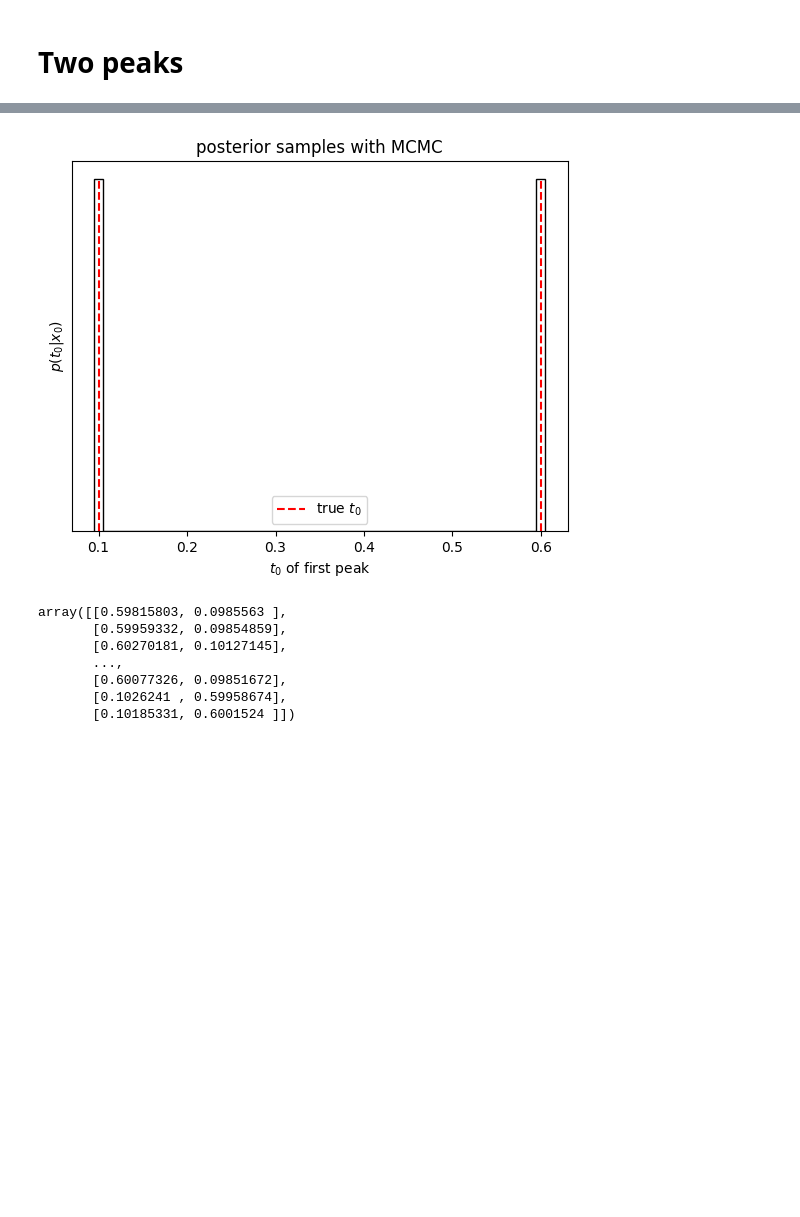
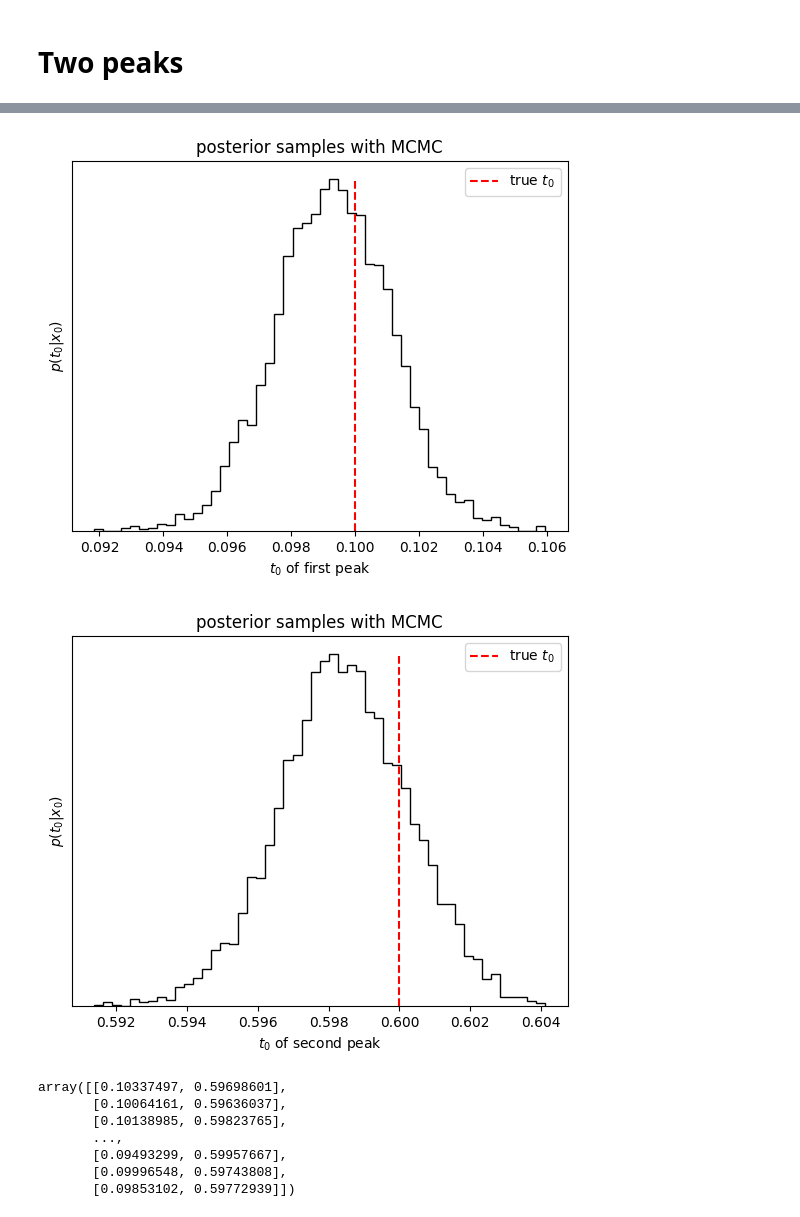
Before and after one commit to Ninavd/FRB-flow, a Jupyter notebook: notebooks/simple_model.ipynb, the cells around one changed output, grey strips where cells are left out. Drawn from its saved outputs; the diff is of its cells as text; code cells hidden in the pictures; blank space fills up the shorter version.

```diff
--- a/notebooks/simple_model.ipynb
+++ b/notebooks/simple_model.ipynb
@@ -16,5 +16,5 @@ from src.helpers import twoexp, combined_twoexp, simulate_burst, plot_simulated_
 # %%
-time = np.linspace(0, 2.0, 1000)
+time = np.linspace(0, 1.0, 1000)
 N = 1
 amp = 10.0
 t0 = 0.4
@@ -89,6 +89,7 @@ def log_prob(t0: Iterable[float], *args) -> float:
 sampler = emcee.EnsembleSampler(nwalkers, ndim, log_prob, args=[x_counts])
 # %%
 # burn-in
-burn_steps = 300
+burn_steps = 100
 state = sampler.run_mcmc(p0, burn_steps)
+plot_trace(sampler, burn_steps, true_t0)
 sampler.reset()
@@ -237,5 +227,5 @@ sampler = emcee.EnsembleSampler(nwalkers, ndim, log_prob, args=[x_counts])
 # burn-in of 100 steps
 state = sampler.run_mcmc(p0, 300)
 sampler.reset()
-sampler.run_mcmc(state, 1000)
+sampler.run_mcmc(state, 2000)
 # %% [output]
@@ -259,24 +249,39 @@ State([[0.60186138 0.1005935 ]
 # %%
 samples = sampler.get_chain(flat=True)
 
-frequencies, _, _ = plt.hist(samples[:, 0], 50, color="k", histtype="step")
-plt.vlines([0.1, 0.6],  ymin=0, ymax=max(frequencies), linestyles="dashed", color ='red', label='true $t_0$')
+sorted_samples = np.sort(samples, axis=1)
+
+frequencies, _, _ = plt.hist(sorted_samples[:, 0], 50, color="k", histtype="step")
+plt.vlines([0.1],  ymin=0, ymax=max(frequencies), linestyles="dashed", color ='red', label='true $t_{0}$')
 
 plt.title("posterior samples with MCMC")
 plt.xlabel("$t_0$ of first peak")
 plt.ylabel("$p(t_0 | x_0)$")
 plt.gca().set_yticks([])
 
 plt.legend()
 plt.show()
 
+frequencies, _, _ = plt.hist(sorted_samples[:, 1], 50, color="k", histtype="step")
+plt.vlines([0.6],  ymin=0, ymax=max(frequencies), linestyles="dashed", color ='red', label='true $t_{0}$')
+
+plt.title("posterior samples with MCMC")
+plt.xlabel("$t_0$ of second peak")
+plt.ylabel("$p(t_0 | x_0)$")
+plt.gca().set_yticks([])
+
+plt.legend()
+plt.show()
+
 samples
+sorted_samples
 # %% [output]
-[figure, old version]
+[figure, new version]
+[figure, added]
-array([[0.59815803, 0.0985563 ],
-       [0.59959332, 0.09854859],
-       [0.60270181, 0.10127145],
+array([[0.10337497, 0.59698601],
+       [0.10064161, 0.59636037],
+       [0.10138985, 0.59823765],
        ...,
-       [0.60077326, 0.09851672],
-       [0.1026241 , 0.59958674],
-       [0.10185331, 0.6001524 ]])
+       [0.09493299, 0.59957667],
+       [0.09996548, 0.59743808],
+       [0.09853102, 0.59772939]])
```
Also changed, not shown: parts of 18 cells of this notebook, 1 other file.
